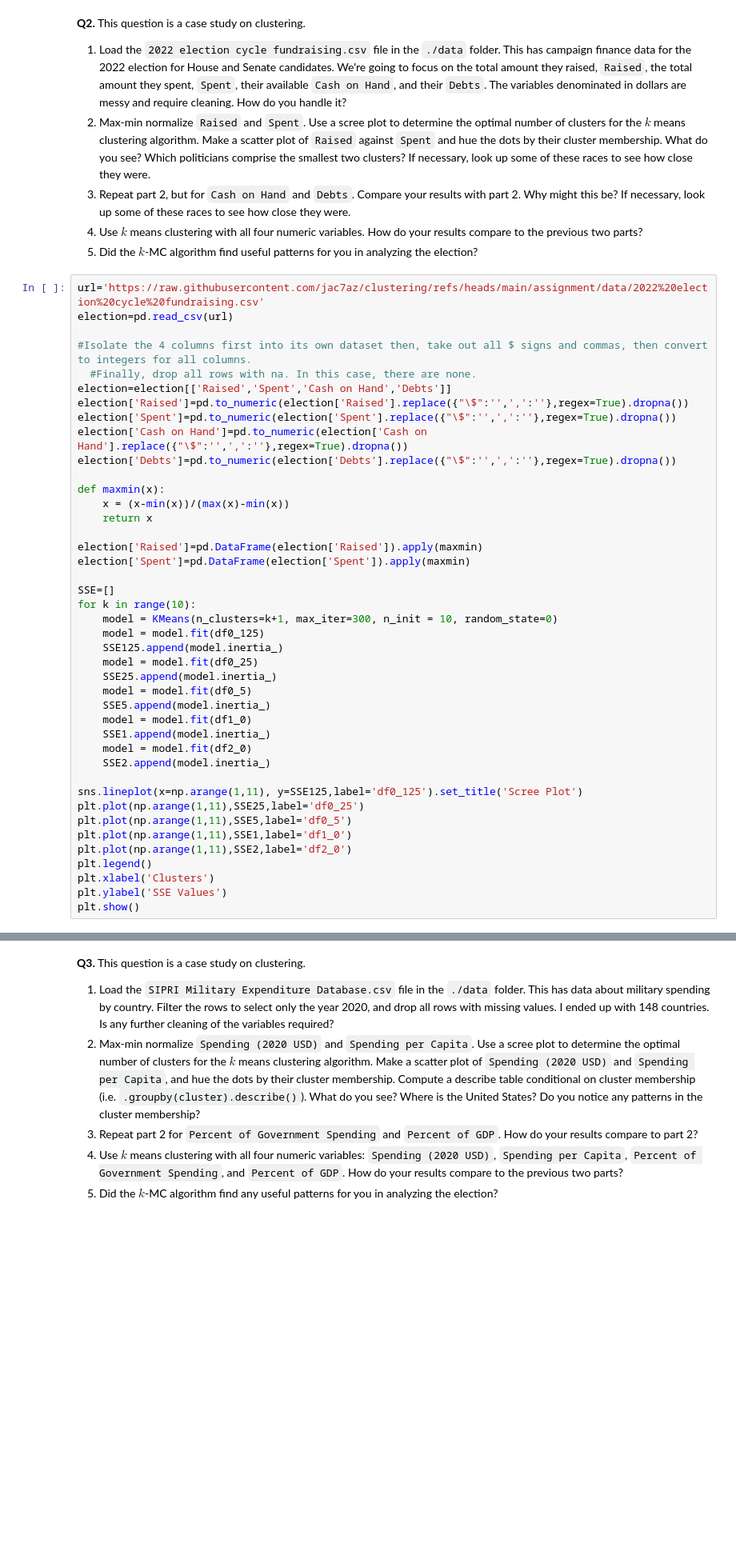
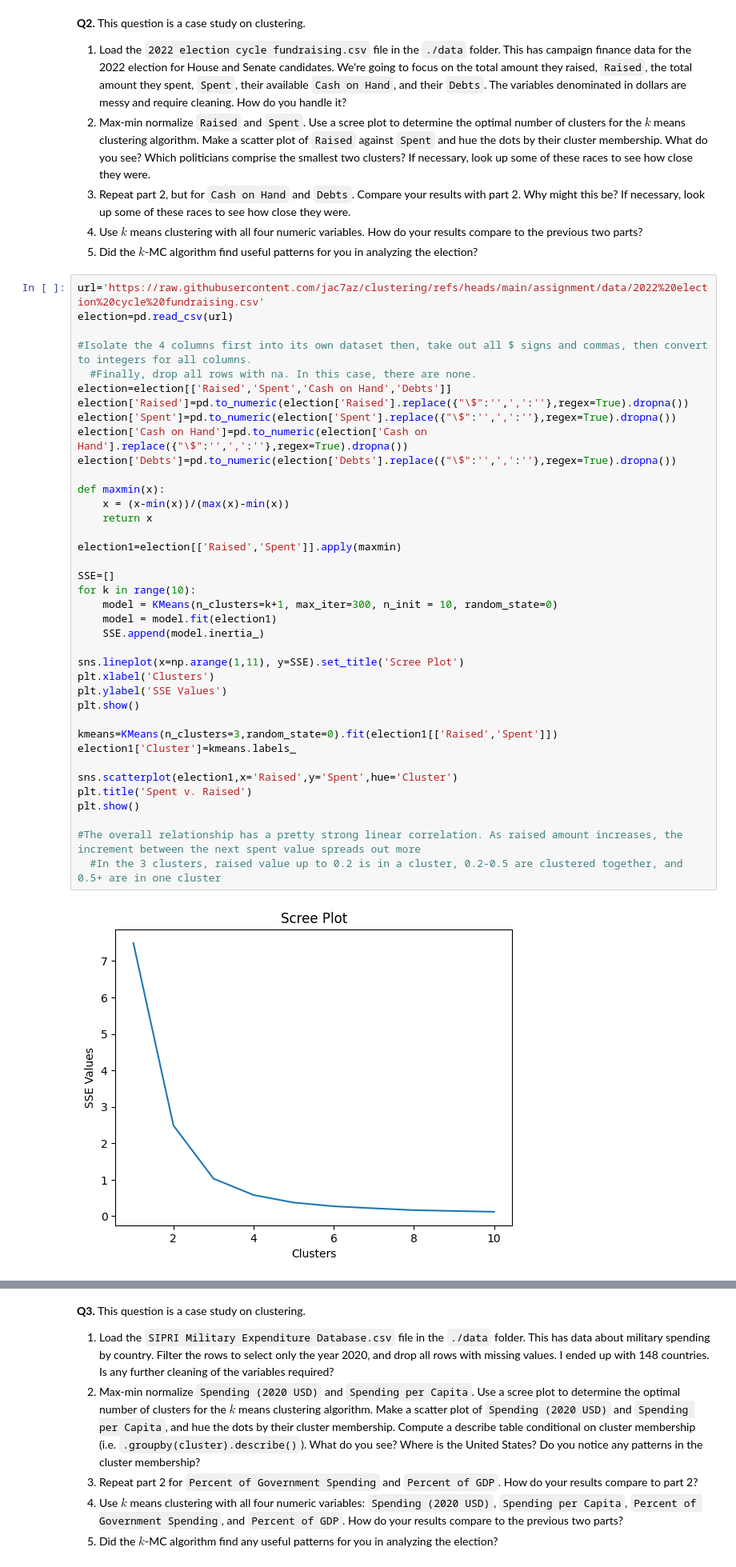
Before and after one commit to jac7az/clustering, a Jupyter notebook: assignment/assignment_clustering.ipynb, the cells around one changed output, grey strips where cells are left out. Shown: that part at 80% size. Saved outputs shown, nothing was run; the diff lists cells and outputs as text; blank space fills up the shorter version.

```diff
--- a/assignment/assignment_clustering.ipynb
+++ b/assignment/assignment_clustering.ipynb
@@ -156,42 +156,40 @@ plt.show()
 # %%
 url='https://raw.githubusercontent.com/jac7az/clustering/refs/heads/main/assignment/data/2022%20election%20cycle%20fundraising.csv'
 election=pd.read_csv(url)
 
 #Isolate the 4 columns first into its own dataset then, take out all $ signs and commas, then convert to integers for all columns.
   #Finally, drop all rows with na. In this case, there are none.
 election=election[['Raised','Spent','Cash on Hand','Debts']]
 election['Raised']=pd.to_numeric(election['Raised'].replace({"\$":'',',':''},regex=True).dropna())
 election['Spent']=pd.to_numeric(election['Spent'].replace({"\$":'',',':''},regex=True).dropna())
 election['Cash on Hand']=pd.to_numeric(election['Cash on Hand'].replace({"\$":'',',':''},regex=True).dropna())
 election['Debts']=pd.to_numeric(election['Debts'].replace({"\$":'',',':''},regex=True).dropna())
 
 def maxmin(x):
     x = (x-min(x))/(max(x)-min(x))
     return x
 
-election['Raised']=pd.DataFrame(election['Raised']).apply(maxmin)
-election['Spent']=pd.DataFrame(election['Spent']).apply(maxmin)
+election1=election[['Raised','Spent']].apply(maxmin)
 
 SSE=[]
 for k in range(10):
     model = KMeans(n_clusters=k+1, max_iter=300, n_init = 10, random_state=0)
-    model = model.fit(df0_125)
-    SSE125.append(model.inertia_)
-    model = model.fit(df0_25)
-    SSE25.append(model.inertia_)
-    model = model.fit(df0_5)
-    SSE5.append(model.inertia_)
-    model = model.fit(df1_0)
-    SSE1.append(model.inertia_)
-    model = model.fit(df2_0)
-    SSE2.append(model.inertia_)
+    model = model.fit(election1)
+    SSE.append(model.inertia_)
 
-sns.lineplot(x=np.arange(1,11), y=SSE125,label='df0_125').set_title('Scree Plot')
-plt.plot(np.arange(1,11),SSE25,label='df0_25')
-plt.plot(np.arange(1,11),SSE5,label='df0_5')
-plt.plot(np.arange(1,11),SSE1,label='df1_0')
-plt.plot(np.arange(1,11),SSE2,label='df2_0')
-plt.legend()
+sns.lineplot(x=np.arange(1,11), y=SSE).set_title('Scree Plot')
 plt.xlabel('Clusters')
 plt.ylabel('SSE Values')
 plt.show()
+
+kmeans=KMeans(n_clusters=3,random_state=0).fit(election1[['Raised','Spent']])
+election1['Cluster']=kmeans.labels_
+
+sns.scatterplot(election1,x='Raised',y='Spent',hue='Cluster')
+plt.title('Spent v. Raised')
+plt.show()
+
+#The overall relationship has a pretty strong linear correlation. As raised amount increases, the increment between the next spent value spreads out more
+  #In the 3 clusters, raised value up to 0.2 is in a cluster, 0.2-0.5 are clustered together, and 0.5+ are in one cluster
+# %% [output]
+[figure, added]
```
Also changed, not shown: parts of 2 cells of this notebook.
